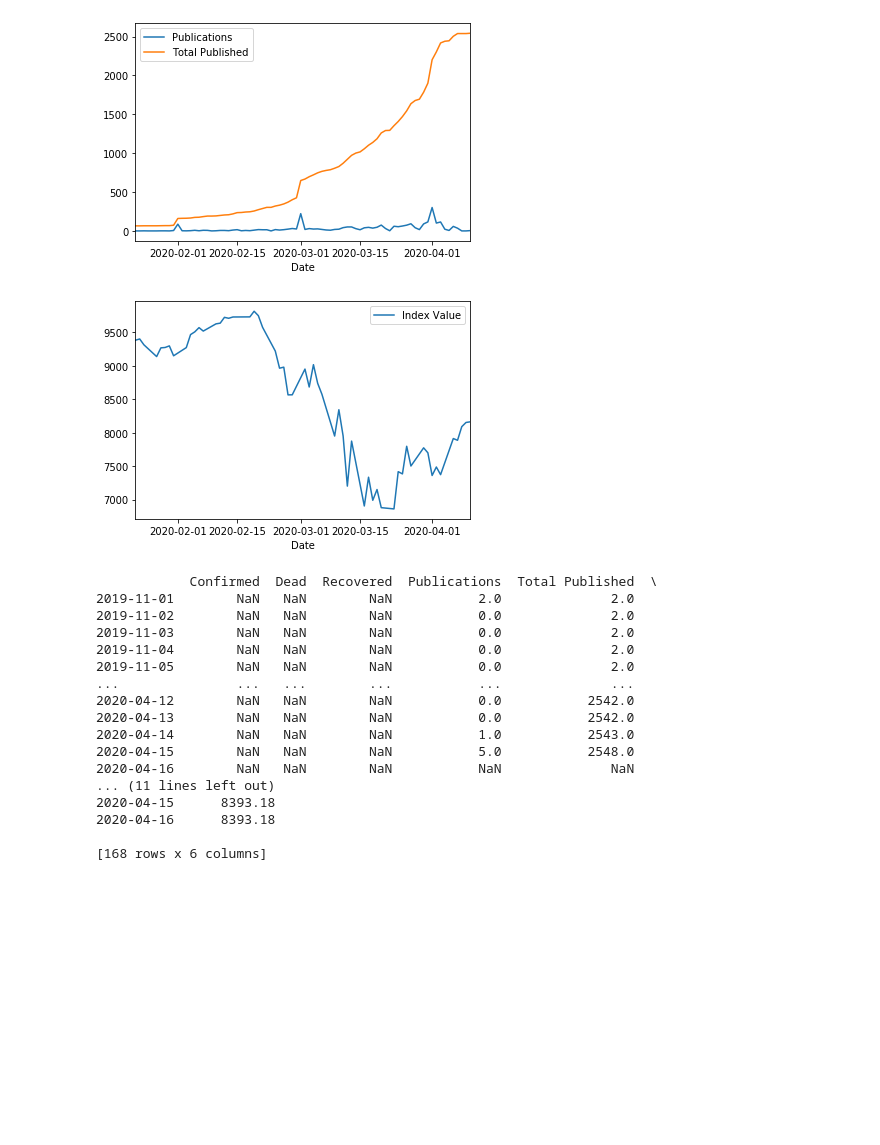
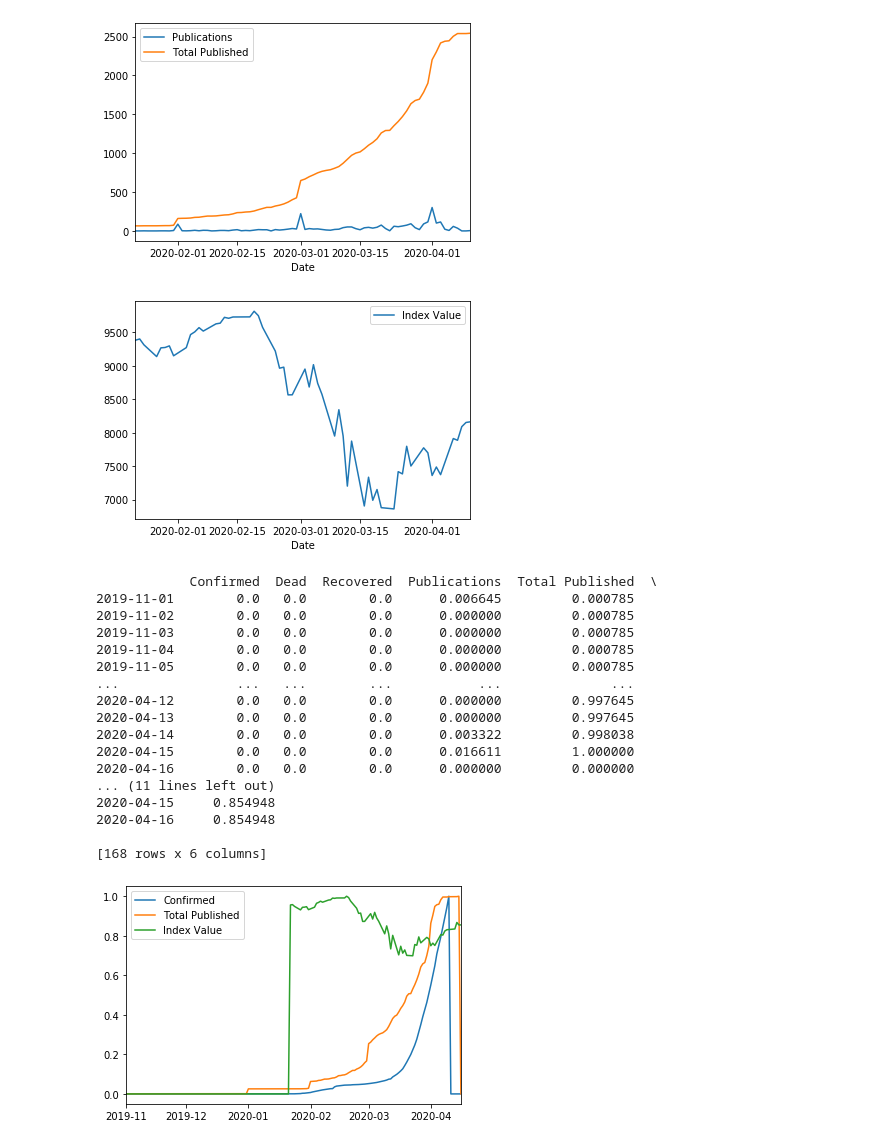
Before and after one commit to jacobwells97/COVID19PublicationDataset, a Jupyter notebook: poolData.ipynb, the cells around one changed output. Cells and saved outputs as stored; diff of their text form; code cells hidden in the pictures; blank space fills up the shorter version.

Commit message:
Got normalization working. Need to save images

```diff
--- a/poolData.ipynb
+++ b/poolData.ipynb
@@ -5,6 +5,7 @@ from quandl_stocks import quandl_reader as quandl
 
 import matplotlib.pyplot as plt
 import pandas as pd
+from sklearn import preprocessing
 
 def read_data(ebsco_abs_path, jhu_dir_path, quandl_api_key):
     # Get publication data
@@ -21,9 +22,15 @@ def read_data(ebsco_abs_path, jhu_dir_path, quandl_api_key):
     nsdq.index.name = 'Date'
     return covid, pubs, nsdq
 
-def pool_data(covid, pubs, stocks):
+def pool_data(covid, pubs, stocks, normalized=False):
     frames = [covid, pubs, stocks]
-    return pd.concat(frames, axis = 1, sort=True)
+    result = pd.concat(frames, axis = 1, sort=True).fillna(0)
+    if normalized:
+        x = result.values #returns a numpy array
+        min_max_scaler = preprocessing.MinMaxScaler()
+        x_scaled = min_max_scaler.fit_transform(x)
+        result = pd.DataFrame(x_scaled, columns=result.columns, index=result.index)
+    return result
 
 def plot_separate(covid = None, pubs = None, stocks = None):
     # plot data
@@ -52,43 +59,47 @@ max_date = min(max(covid.index), max(pubs.index), max(stocks.index))
 
 covid_trim = covid.loc[min_date:max_date]
 pubs_trim = pubs.loc[min_date:max_date]
 stocks_trim = stocks.loc[min_date:max_date]
 plot_separate(covid_trim, pubs_trim, stocks_trim)
 
 #pubs = pubs_trim
 
 pool = pool_data(covid=covid,
                  pubs=pubs,
-                 stocks=stocks)
+                 stocks=stocks,
+                normalized=True)
 print(pool)
+pool[['Confirmed', 'Total Published', 'Index Value']].plot()
+plt.show()
 # %% [output]
 Reading EBSCO search data...
 Cleaning data...
 Building COVID-19 dataset...
         Reading JHU csv files into pandas.DataFrame...
         Building sums across regions...
         Merging, cleaning, and renaming sums...
 Done.
 Getting NASDAQ index data from Quandl...
 Cleaning data...
 Done.
 [figure]
 [figure]
 [figure]
             Confirmed  Dead  Recovered  Publications  Total Published  \
-2019-11-01        NaN   NaN        NaN           2.0              2.0
-2019-11-02        NaN   NaN        NaN           0.0              2.0
-2019-11-03        NaN   NaN        NaN           0.0              2.0
-2019-11-04        NaN   NaN        NaN           0.0              2.0
-2019-11-05        NaN   NaN        NaN           0.0              2.0
+2019-11-01        0.0   0.0        0.0      0.006645         0.000785
+2019-11-02        0.0   0.0        0.0      0.000000         0.000785
+2019-11-03        0.0   0.0        0.0      0.000000         0.000785
+2019-11-04        0.0   0.0        0.0      0.000000         0.000785
+2019-11-05        0.0   0.0        0.0      0.000000         0.000785
 ...               ...   ...        ...           ...              ...
-2020-04-12        NaN   NaN        NaN           0.0           2542.0
-2020-04-13        NaN   NaN        NaN           0.0           2542.0
-2020-04-14        NaN   NaN        NaN           1.0           2543.0
-2020-04-15        NaN   NaN        NaN           5.0           2548.0
-2020-04-16        NaN   NaN        NaN           NaN              NaN
+2020-04-12        0.0   0.0        0.0      0.000000         0.997645
+2020-04-13        0.0   0.0        0.0      0.000000         0.997645
+2020-04-14        0.0   0.0        0.0      0.003322         0.998038
+2020-04-15        0.0   0.0        0.0      0.016611         1.000000
+2020-04-16        0.0   0.0        0.0      0.000000         0.000000
 ... (11 lines left out)
-2020-04-15      8393.18
-2020-04-16      8393.18
+2020-04-15     0.854948
+2020-04-16     0.854948
 
 [168 rows x 6 columns]
+[figure, added]
```
